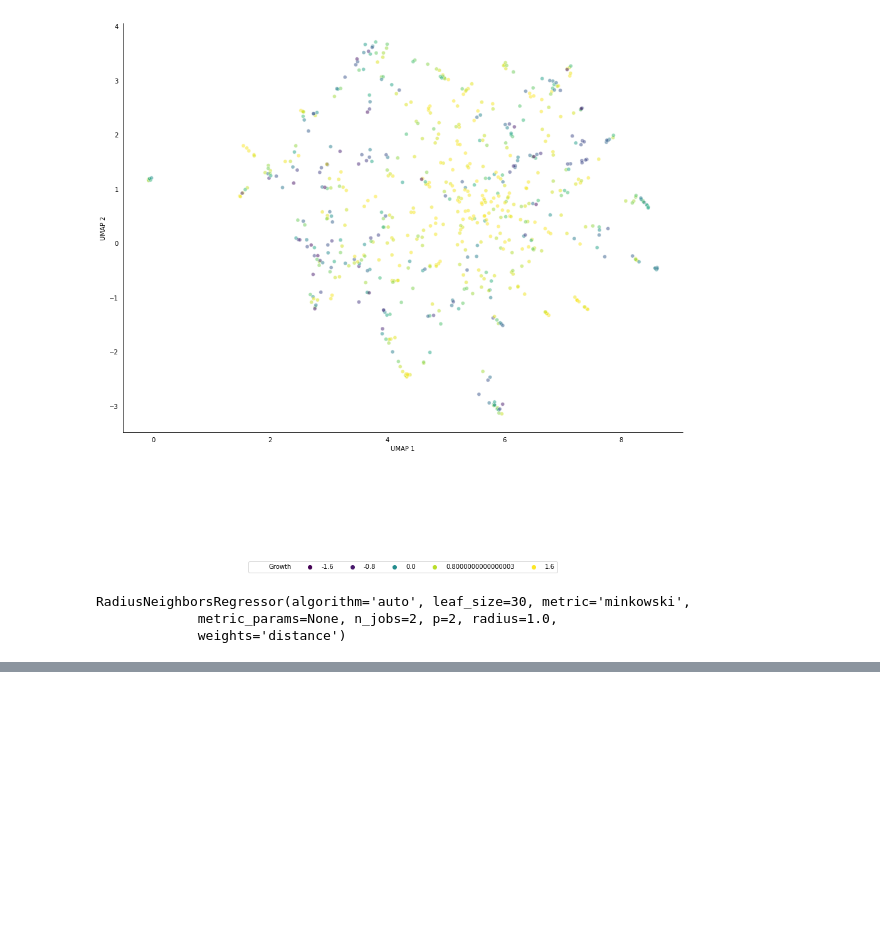
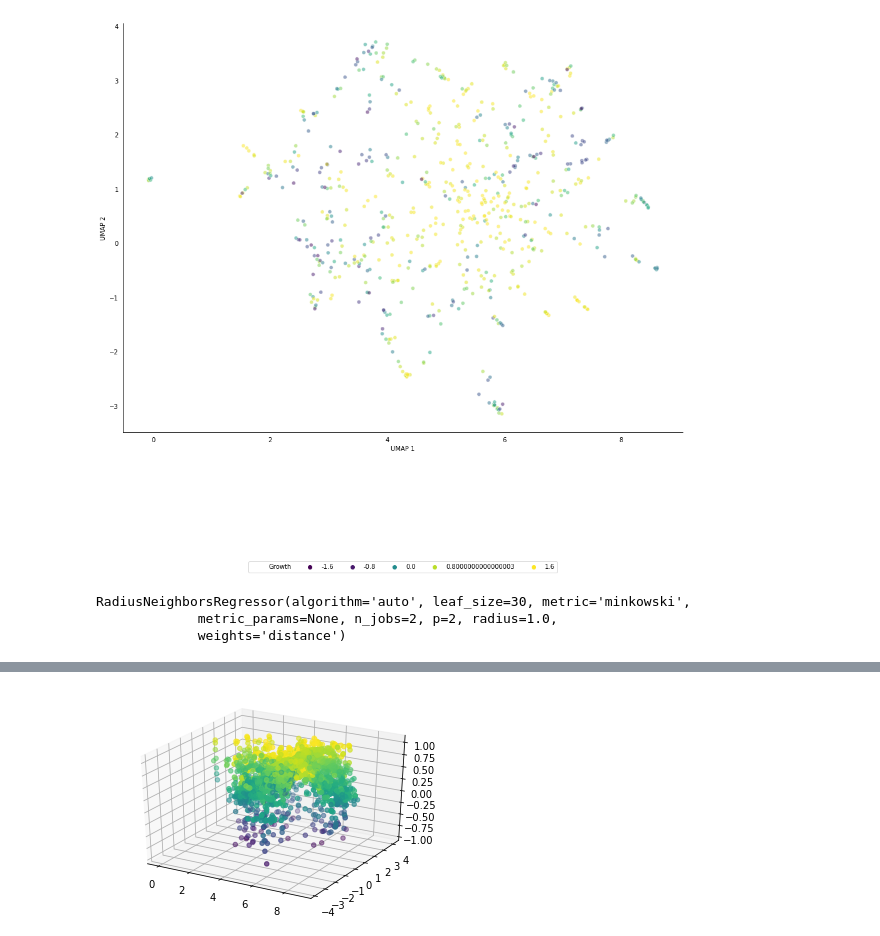
Before and after one commit to gomezlab/kinotypeClusteringAndRegression, a Jupyter notebook: src/09_revisedIntensities.ipynb, the cells around one changed output, grey strips where cells are left out. Cells and saved outputs as stored; diff of their text form; code cells hidden in the pictures; blank space fills up the shorter version.

```diff
--- a/src/09_revisedIntensities.ipynb
+++ b/src/09_revisedIntensities.ipynb
@@ -632,0 +645,2 @@ plt.show()
+# %%
+out_new = pd.DataFrame(list(zip(['imputed'] * len(sample_preds), ['na'] * len(sample_preds), sample_preds, final_sample[:, 0], final_sample[:, 1])), columns=out_save.columns)
@@ -632,0 +656,2 @@ plt.show()
+# %%
+out_final = pd.concat([out_save, out_new], ignore_index=True)
@@ -632,0 +664,9 @@ plt.show()
+# %%
+fig = plt.figure()
+ax = fig.add_subplot(111, projection='3d')
+
+ax.scatter(out_final['UMAP_x'], out_final['UMAP_y'], out_final['Average Growth'], c=out_final['Average Growth'], cmap='viridis')
+
+plt.show()
+# %% [output]
+[figure, added]
```
Also changed, not shown: parts of 19 cells of this notebook, 1 other file.
